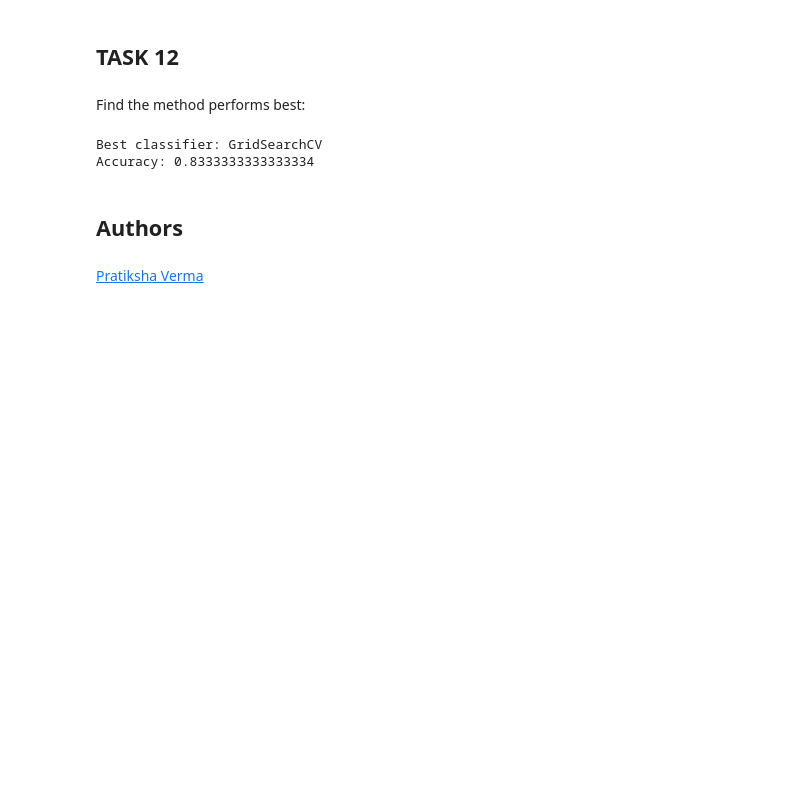
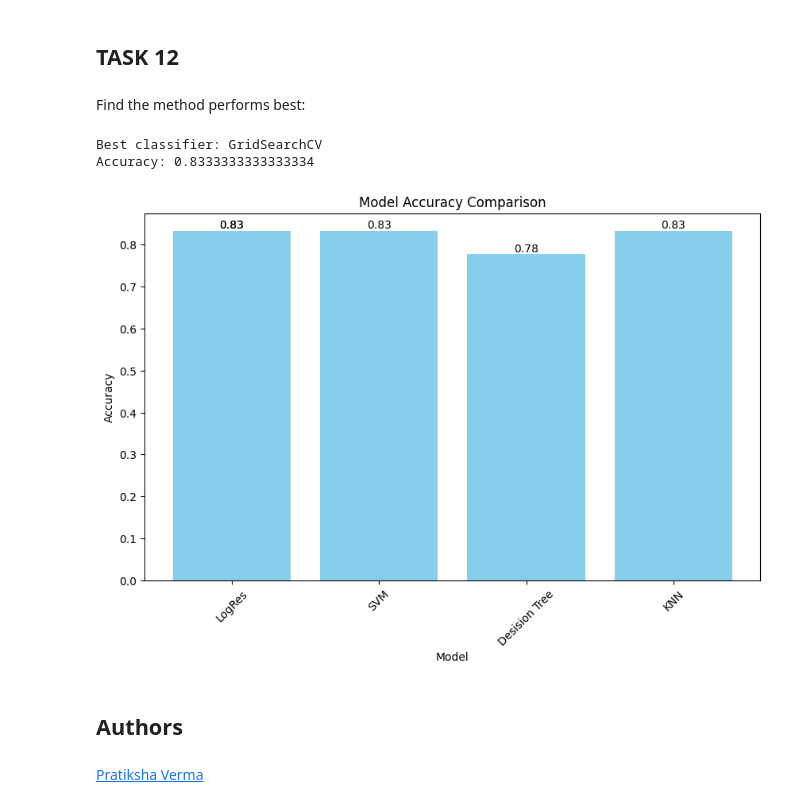
Before and after one commit to OleksiyM/DS-Space-Race, a Jupyter notebook: 7_ML.ipynb, the cells around one changed output. Saved outputs shown, nothing was run; the diff lists cells and outputs as text; code cells hidden in the pictures; blank space fills up the shorter version.

```diff
--- a/7_ML.ipynb
+++ b/7_ML.ipynb
@@ -238,6 +231,7 @@ GridSearchCV(cv=10, estimator=SVC(),
 # %%
 print("tuned hpyerparameters :(best parameters) ",svm_cv.best_params_)
 print("accuracy :",svm_cv.best_score_)
+accuracy_all.append({'LogRes':accuracy})
 # %% [output]
 tuned hpyerparameters :(best parameters)  {'C': 1.0, 'gamma': 0.03162277660168379, 'kernel': 'sigmoid'}
 accuracy : 0.8482142857142856
@@ -247,8 +241,8 @@ accuracy : 0.8482142857142856
 Calculate the accuracy on the test data using the method <code>score</code>:
 # %%
 test_accuracy = svm_cv.score(X_test, Y_test)
-
 print("Test Accuracy:", test_accuracy)
+accuracy_all.append({'SVM':accuracy})
 # %% [output]
 Test Accuracy: 0.8333333333333334
 # %% [markdown]
@@ -314,4 +308,5 @@ Calculate the accuracy of tree_cv on the test data using the method <code>score<
 accuracy = tree_cv.score(X_test, Y_test)
 
 print("accuracy on test data:", accuracy)
+accuracy_all.append({'Desision Tree':accuracy})
 # %% [output]
@@ -356,6 +351,7 @@ Calculate the accuracy of knn_cv on the test data using the method <code>score</
 accuracy = knn_cv.score(X_test, Y_test)
 
 print("Accuracy:", accuracy)
+accuracy_all.append({'KNN':accuracy})
 # %% [output]
 Accuracy: 0.8333333333333334
 # %% [markdown]
@@ -387,6 +383,34 @@ print("Accuracy:", accuracies[best_classifier])
 # %% [output]
 Best classifier: GridSearchCV
 Accuracy: 0.8333333333333334
+# %%
+import pandas as pd
+import matplotlib.pyplot as plt
+
+df = pd.DataFrame(accuracy_all)
+
+# Melt the DataFrame to have a long format
+df_melted = df.melt(var_name='Model', value_name='Accuracy')
+
+# Drop any rows with NaN values
+df_melted.dropna(inplace=True)
+
+# Create the bar plot
+plt.figure(figsize=(10, 6))
+bars = plt.bar(df_melted['Model'], df_melted['Accuracy'], color='skyblue')
+
+# Add values on top of each bar
+for bar in bars:
+    yval = bar.get_height()
+    plt.text(bar.get_x() + bar.get_width()/2, yval, round(yval, 2), ha='center', va='bottom')
+
+plt.xlabel('Model')
+plt.ylabel('Accuracy')
+plt.title('Model Accuracy Comparison')
+plt.xticks(rotation=45)
+plt.show()
+# %% [output]
+[figure, added]
 # %% [markdown]
 ## Authors
 # %% [markdown]
```
Also changed, not shown: parts of 6 cells of this notebook.
